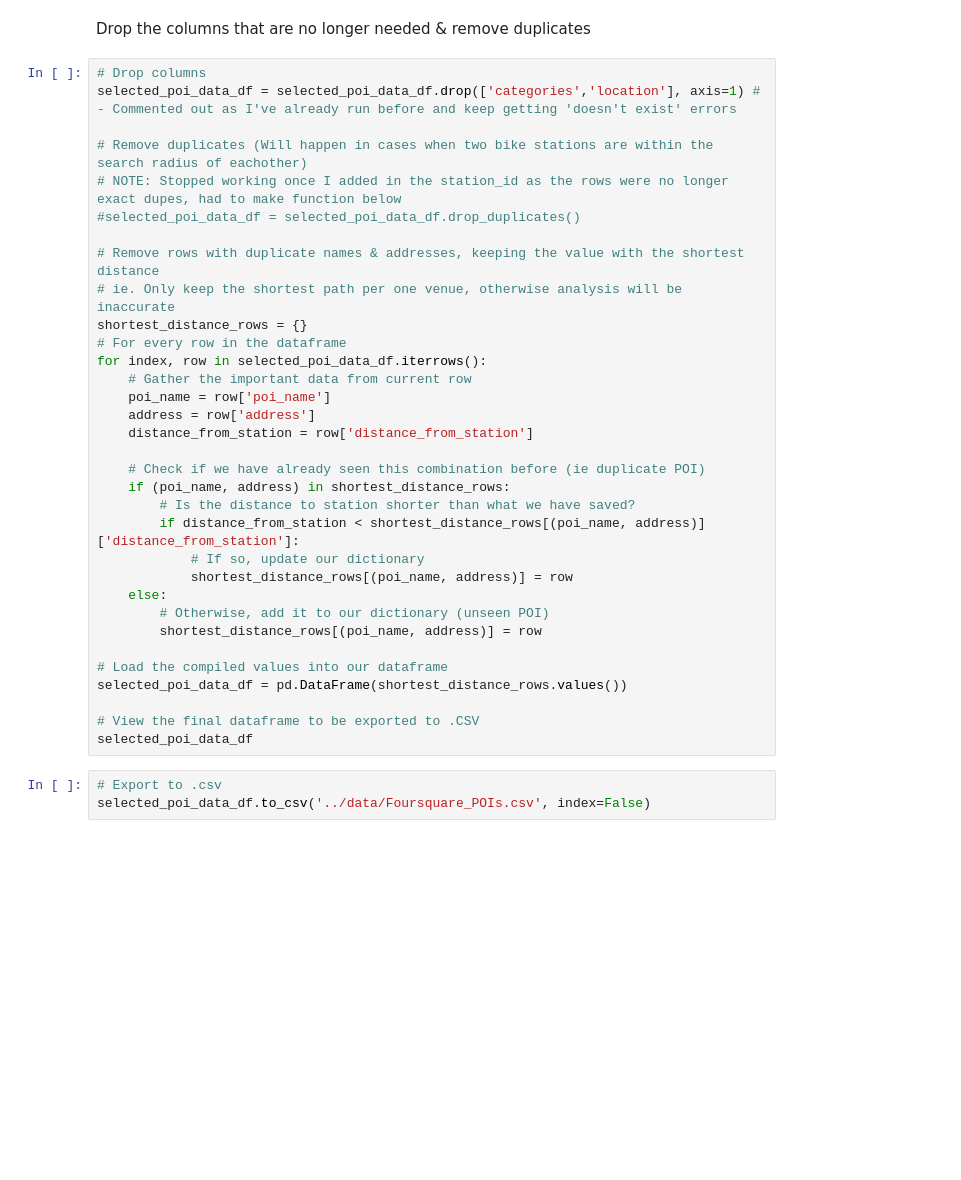
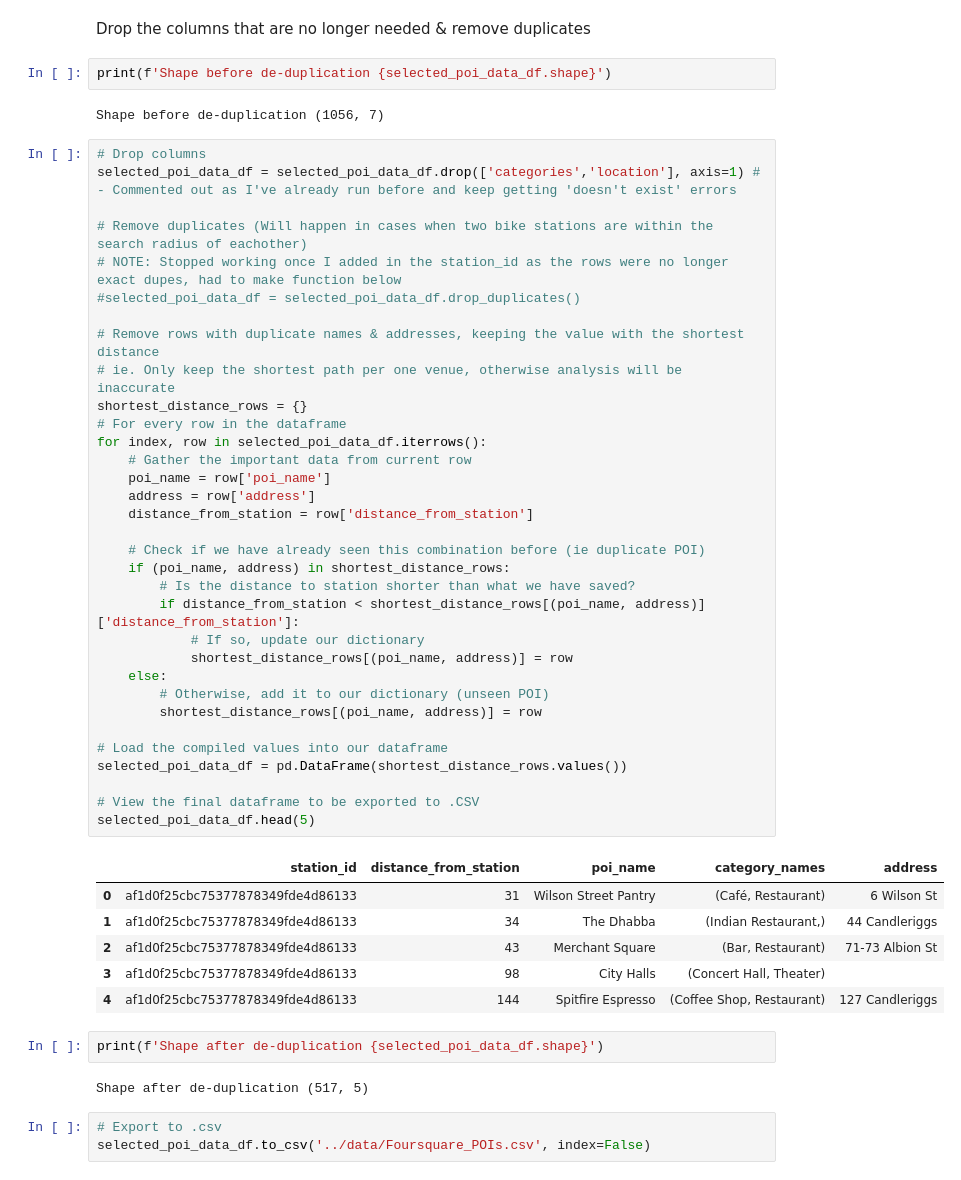
Before and after one commit to mattcorr-lhl/CityBikes-API-Project, a Jupyter notebook: notebooks/yelp_foursquare_EDA.ipynb, the cells around one changed output. Cells and saved outputs as stored; diff of their text form; blank space fills up the shorter version.

```diff
--- a/notebooks/yelp_foursquare_EDA.ipynb
+++ b/notebooks/yelp_foursquare_EDA.ipynb
@@ -160,39 +160,54 @@ selected_poi_data_df.head(5)
 | 4 | af1d0f25cbc75377878349fde4d86133 | 144 | Spitfire Espresso | [{'id': 13035, 'name': 'Coffee Sh... | {'address': '127 Candleriggs', 'a... | (Coffee Shop, Restaurant) | 127 Candleriggs |
 # %% [markdown]
 Drop the columns that are no longer needed & remove duplicates
+# %%
+print(f'Shape before de-duplication {selected_poi_data_df.shape}')
+# %% [output]
+Shape before de-duplication (1056, 7)
 # %%
 # Drop columns
 selected_poi_data_df = selected_poi_data_df.drop(['categories','location'], axis=1) # - Commented out as I've already run before and keep getting 'doesn't exist' errors
 
 # Remove duplicates (Will happen in cases when two bike stations are within the search radius of eachother)
 # NOTE: Stopped working once I added in the station_id as the rows were no longer exact dupes, had to make function below
 #selected_poi_data_df = selected_poi_data_df.drop_duplicates()
 
 # Remove rows with duplicate names & addresses, keeping the value with the shortest distance
 # ie. Only keep the shortest path per one venue, otherwise analysis will be inaccurate
 shortest_distance_rows = {}
 # For every row in the dataframe
 for index, row in selected_poi_data_df.iterrows():
     # Gather the important data from current row
     poi_name = row['poi_name']
     address = row['address']
     distance_from_station = row['distance_from_station']
 
     # Check if we have already seen this combination before (ie duplicate POI)
     if (poi_name, address) in shortest_distance_rows:
         # Is the distance to station shorter than what we have saved?
         if distance_from_station < shortest_distance_rows[(poi_name, address)]['distance_from_station']:
             # If so, update our dictionary
             shortest_distance_rows[(poi_name, address)] = row
     else:
         # Otherwise, add it to our dictionary (unseen POI)
         shortest_distance_rows[(poi_name, address)] = row
 
 # Load the compiled values into our dataframe
 selected_poi_data_df = pd.DataFrame(shortest_distance_rows.values())
 
 # View the final dataframe to be exported to .CSV
-selected_poi_data_df
+selected_poi_data_df.head(5)
+# %% [output]
+|  | station_id | distance_from_station | poi_name | category_names | address |
+| 0 | af1d0f25cbc75377878349fde4d86133 | 31 | Wilson Street Pantry | (Café, Restaurant) | 6 Wilson St |
+| 1 | af1d0f25cbc75377878349fde4d86133 | 34 | The Dhabba | (Indian Restaurant,) | 44 Candleriggs |
+| 2 | af1d0f25cbc75377878349fde4d86133 | 43 | Merchant Square | (Bar, Restaurant) | 71-73 Albion St |
+| 3 | af1d0f25cbc75377878349fde4d86133 | 98 | City Halls | (Concert Hall, Theater) |  |
+| 4 | af1d0f25cbc75377878349fde4d86133 | 144 | Spitfire Espresso | (Coffee Shop, Restaurant) | 127 Candleriggs |
+# %%
+print(f'Shape after de-duplication {selected_poi_data_df.shape}')
+# %% [output]
+Shape after de-duplication (517, 5)
 # %%
 # Export to .csv
 selected_poi_data_df.to_csv('../data/Foursquare_POIs.csv', index=False)
```
Also changed, not shown: parts of 12 cells of this notebook.
